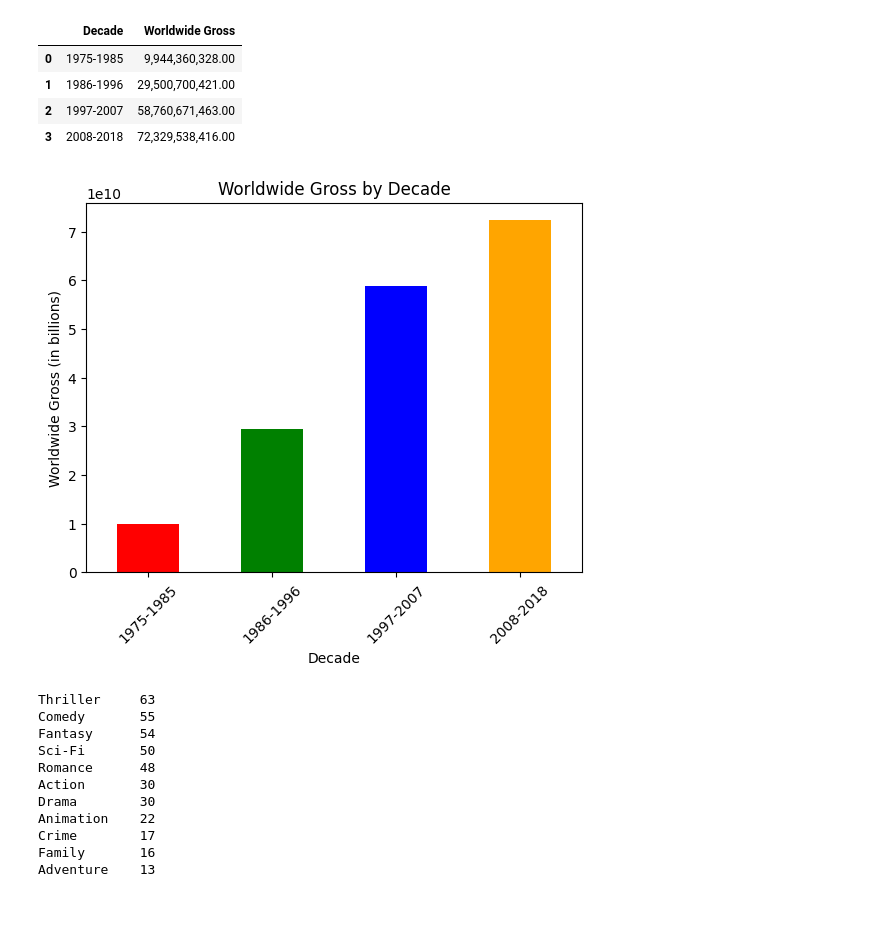
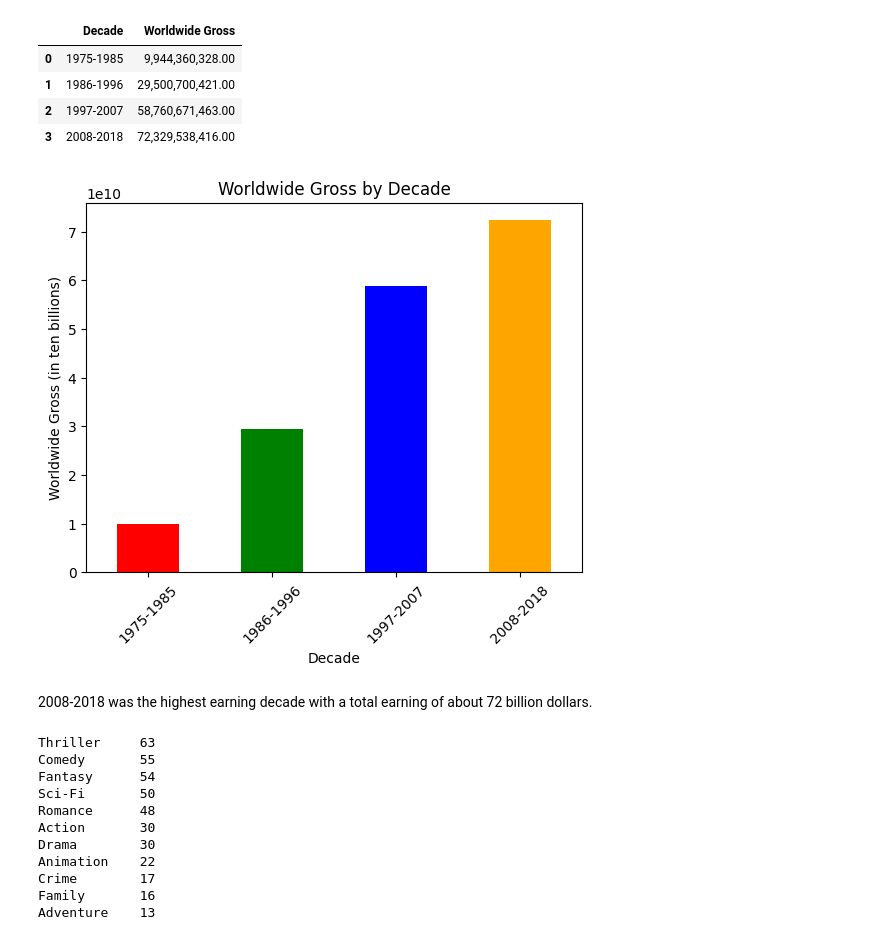
Before and after one commit to vmueller13/Worldwide-Earnings-of-Top-Movies-1975-2018, a Jupyter notebook: Movie_project_py.ipynb, the cells around one changed output. Saved outputs shown, nothing was run; the diff lists cells and outputs as text; code cells hidden in the pictures; blank space fills up the shorter version.

```diff
--- a/Movie_project_py.ipynb
+++ b/Movie_project_py.ipynb
@@ -306,20 +308,22 @@ sums_df
 # %%
 #make a bar chart to display the worldwide gross data to make sure the data is seen
 ax=sums_df.plot(kind='bar', legend=None, x='Decade', y='Worldwide Gross', color=['red', 'green', 'blue', 'orange'])
 
 # Set the chart title & axis labels
 ax.set_title('Worldwide Gross by Decade')
-ax.set_ylabel('Worldwide Gross (in billions)')
+ax.set_ylabel('Worldwide Gross (in ten billions)')
 ax.set_xlabel('Decade')
 
 
 # Set the xticks and xticklabels properties of the axis to label each bar
 ax.set_xticklabels(['1975-1985', '1986-1996', '1997-2007', '2008-2018'], rotation=45)
 
 # Show the chart
 plt.show()
 # %% [output]
-[figure, old version]
+[figure, new version]
+# %% [markdown]
+2008-2018 was the highest earning decade with a total earning of about 72 billion dollars.
 # %%
 #sort the movies into bins based on the release year and add a column with that new label
 # Define the bin edges and labels
```
Also changed, not shown: parts of 11 cells of this notebook.
